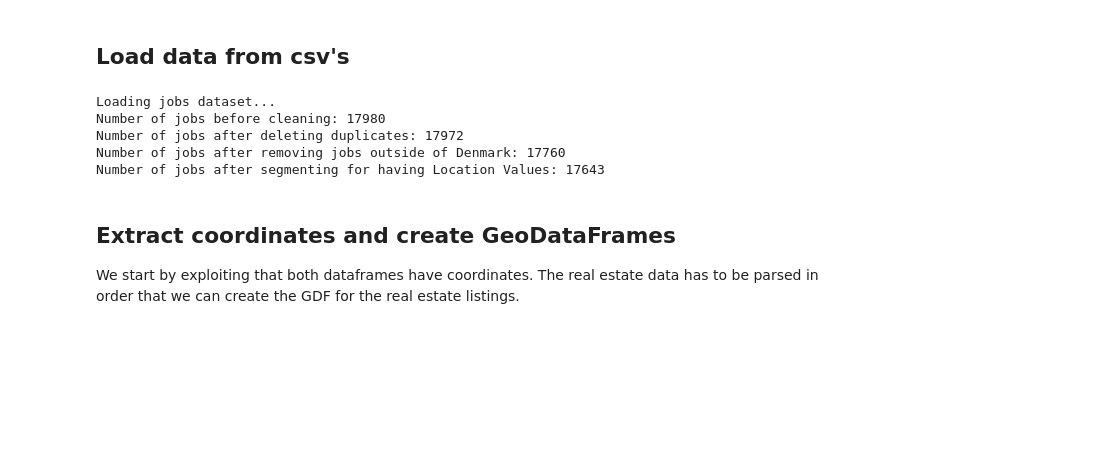
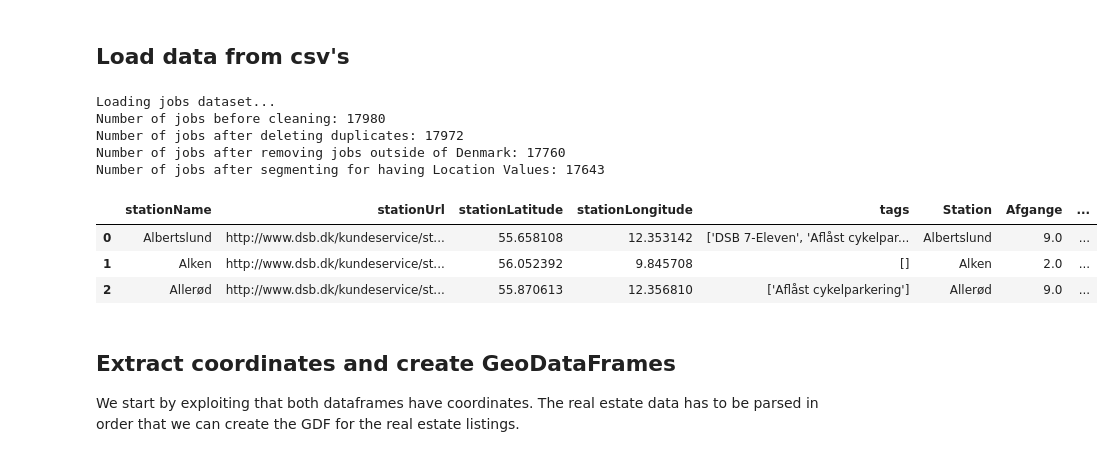
Before and after one commit to Tobias-Thiim/Introduction-to-Social-Data-Science-gruppe_20, a Jupyter notebook: Data/Eksamen_NoteBook_Clean.ipynb, the cells around one changed output. Cells and saved outputs as stored; diff of their text form; code cells hidden in the pictures; blank space fills up the shorter version.

```diff
--- a/Data/Eksamen_NoteBook_Clean.ipynb
+++ b/Data/Eksamen_NoteBook_Clean.ipynb
@@ -34,20 +34,24 @@ warnings.filterwarnings("ignore", category=FutureWarning)
 # %%
 pd.set_option('display.max.columns', 100)
 #csv1 = "final_real_estate_postings.csv"
 #csv1 = "boliger_salg.csv"
 df_real_estate = pd.read_parquet('data1.parquet', engine='pyarrow')
 csv2 = "final_job_postings.csv"
 load_jobs()
 #df_real_estate.head(2)
 csv3 = "station_data.csv"
 station_df_med_afgange = pd.read_csv(csv3, low_memory=False)
-#station_df_med_afgange.head(3)
+station_df_med_afgange.head(3)
 # %% [output]
 Loading jobs dataset...
 Number of jobs before cleaning: 17980
 Number of jobs after deleting duplicates: 17972
 Number of jobs after removing jobs outside of Denmark: 17760
 Number of jobs after segmenting for having Location Values: 17643
+|  | stationName | stationUrl | stationLatitude | stationLongitude | tags | Station | Afgange | ... |
+| 0 | Albertslund | http://www.dsb.dk/kundeservice/st... | 55.658108 | 12.353142 | ['DSB 7-Eleven', 'Aflåst cykelpar... | Albertslund | 9.0 | ... |
+| 1 | Alken | http://www.dsb.dk/kundeservice/st... | 56.052392 | 9.845708 | [] | Alken | 2.0 | ... |
+| 2 | Allerød | http://www.dsb.dk/kundeservice/st... | 55.870613 | 12.356810 | ['Aflåst cykelparkering'] | Allerød | 9.0 | ... |
 # %% [markdown]
 ## Extract coordinates and create GeoDataFrames
 We start by exploiting that both dataframes have coordinates. The real estate data has to be parsed in order that we can create the GDF for the real estate listings.
```
Also changed, not shown: parts of 4 cells of this notebook, 1 other file.
